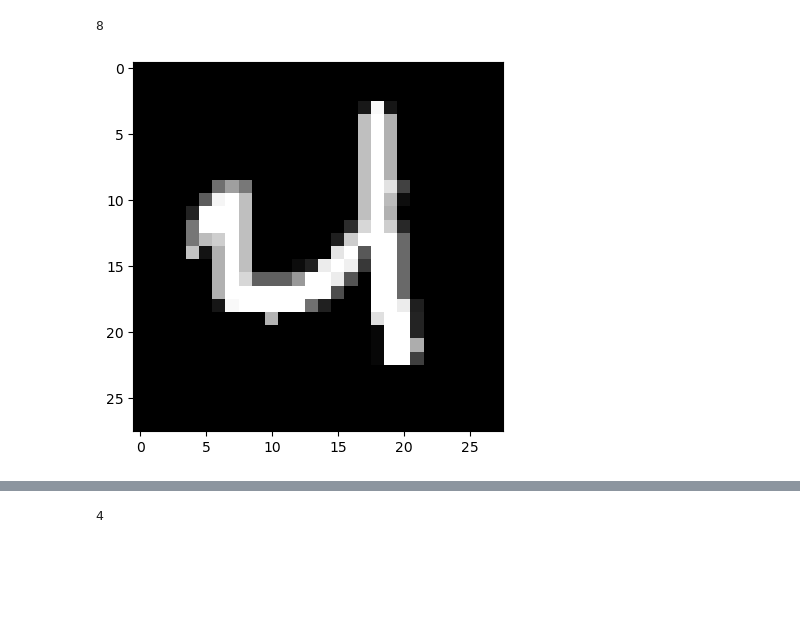
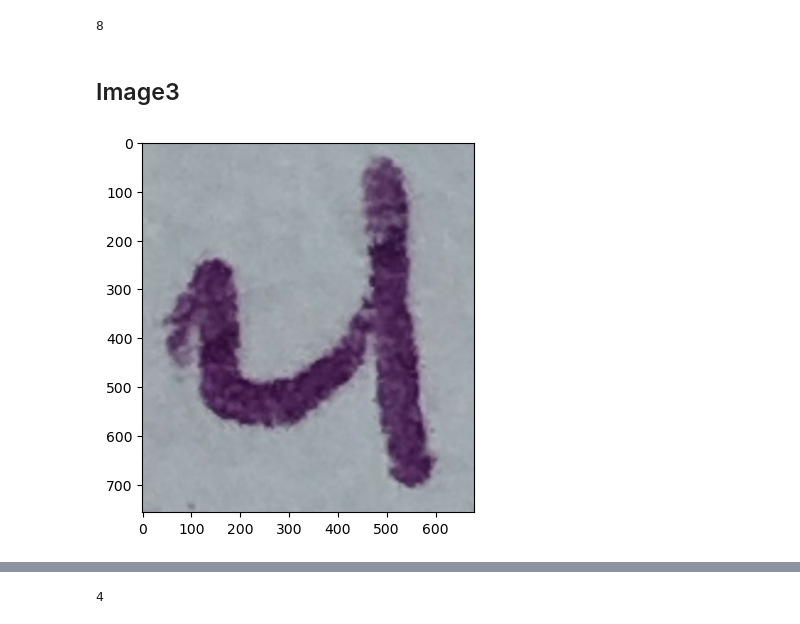
Before and after one commit to papir805/Stanford-ML-Class, a Jupyter notebook: neural_networks/neural_network_classification.ipynb, the cells around one changed output, grey strips where cells are left out. Drawn from its saved outputs; the diff is of its cells as text; code cells hidden in the pictures; blank space fills up the shorter version.

```diff
--- a/neural_networks/neural_network_classification.ipynb
+++ b/neural_networks/neural_network_classification.ipynb
@@ -93,9 +309,12 @@ image_processing.print_image(processed_image2)
 net.predict(processed_image2)
 # %% [output]
 8
+# %% [markdown]
+## Image3
 # %%
-processed_image3 = \
-image_processing.process_image("../images/handwritten_4.jpg")
-image_processing.print_image(processed_image3)
+# Original Image
+image3_path = "../images/handwritten_4.jpg"
+image3 = cv2.imread(image3_path)
+plt.imshow(image3);
 # %% [output]
-[figure, old version]
+[figure, new version]
```
Also changed, not shown: parts of 66 cells of this notebook, 1 other file.
